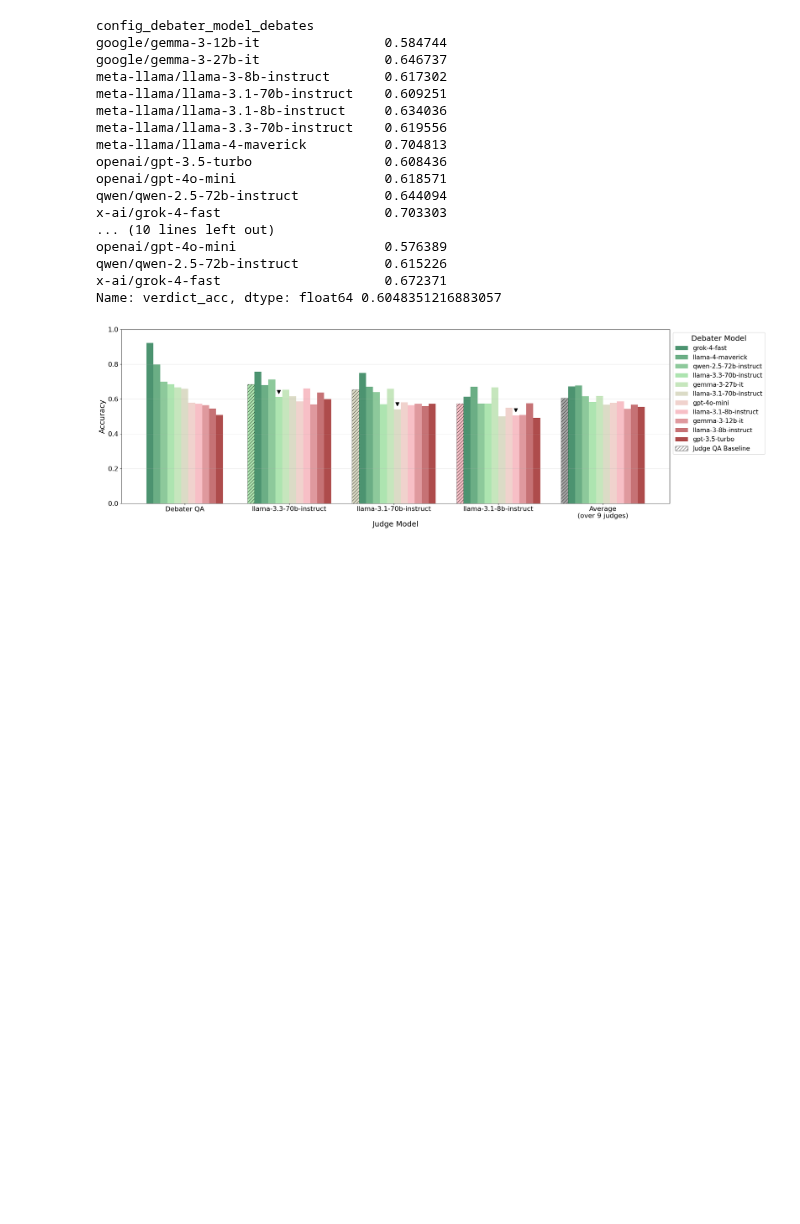
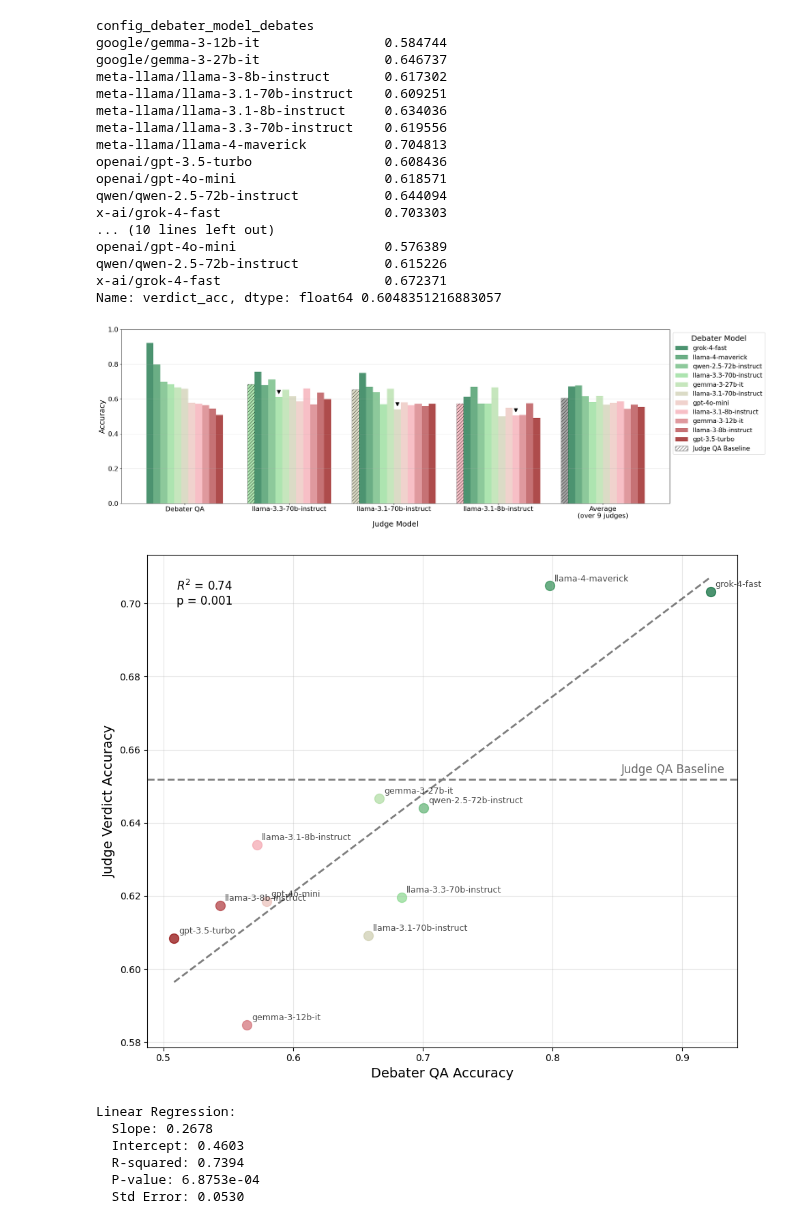
Before and after one commit to joshlevy89/llm_judge_debate_NEW, a Jupyter notebook: analysis/poster.ipynb, the cells around one changed output. Drawn from its saved outputs; the diff is of its cells as text; code cells hidden in the pictures; blank space fills up the shorter version.

```diff
--- a/analysis/poster.ipynb
+++ b/analysis/poster.ipynb
@@ -543,3 +543,58 @@ for run_idx in [0]:
     plt.show()
 # %% [output]
 [figure]
+# %%
+from scipy import stats
+
+fig, ax = plt.subplots(figsize=(10, 8))
+
+debater_data = plot_data.groupby('config_debater_model_debates').agg({
+    'debater_qa_acc': 'first',
+    'verdict_acc': 'mean'
+}).reset_index()
+debater_data = debater_data.sort_values('debater_qa_acc', ascending=False)
+
+avg_judge_qa = plot_data['judge_qa_acc'].mean()
+
+colors = custom_cmap(np.linspace(0.0, 1.0, len(debater_data)))
+
+for i, (_, row) in enumerate(debater_data.iterrows()):
+    ax.scatter(row['debater_qa_acc'], row['verdict_acc'], s=100, alpha=0.7, color=colors[i])
+    model_short = row['config_debater_model_debates'].split('/')[-1]
+    ax.annotate(model_short, (row['debater_qa_acc'], row['verdict_acc']),
+                fontsize=9, alpha=0.7, xytext=(5, 5), textcoords='offset points')
+
+slope, intercept, r_value, p_value, std_err = stats.linregress(debater_data['debater_qa_acc'], debater_data['verdict_acc'])
+x_fit = np.linspace(debater_data['debater_qa_acc'].min(), debater_data['debater_qa_acc'].max(), 100)
+y_fit = slope * x_fit + intercept
+ax.plot(x_fit, y_fit, 'k--', linewidth=2, alpha=0.5)
+
+ax.axhline(avg_judge_qa, color='gray', linestyle='--', linewidth=2)
+
+ax.set_xlabel('Debater QA Accuracy', fontsize=14)
+ax.set_ylabel('Judge Verdict Accuracy', fontsize=14)
+ax.grid(alpha=0.3)
+
+ax.text(ax.get_xlim()[1] * 0.99, avg_judge_qa + 0.001, 'Judge QA Baseline',
+        fontsize=12, ha='right', va='bottom', color='dimgray')
+
+ax.text(0.05, 0.95, f'$R^2$ = {r_value**2:.2f}\np = {p_value:.3f}',
+        transform=ax.transAxes, fontsize=12, va='top')
+
+plt.tight_layout()
+plt.show()
+
+print(f"Linear Regression:")
+print(f"  Slope: {slope:.4f}")
+print(f"  Intercept: {intercept:.4f}")
+print(f"  R-squared: {r_value**2:.4f}")
+print(f"  P-value: {p_value:.4e}")
+print(f"  Std Error: {std_err:.4f}")
+# %% [output]
+[figure, added]
+Linear Regression:
+  Slope: 0.2678
+  Intercept: 0.4603
+  R-squared: 0.7394
+  P-value: 6.8753e-04
+  Std Error: 0.0530
```
